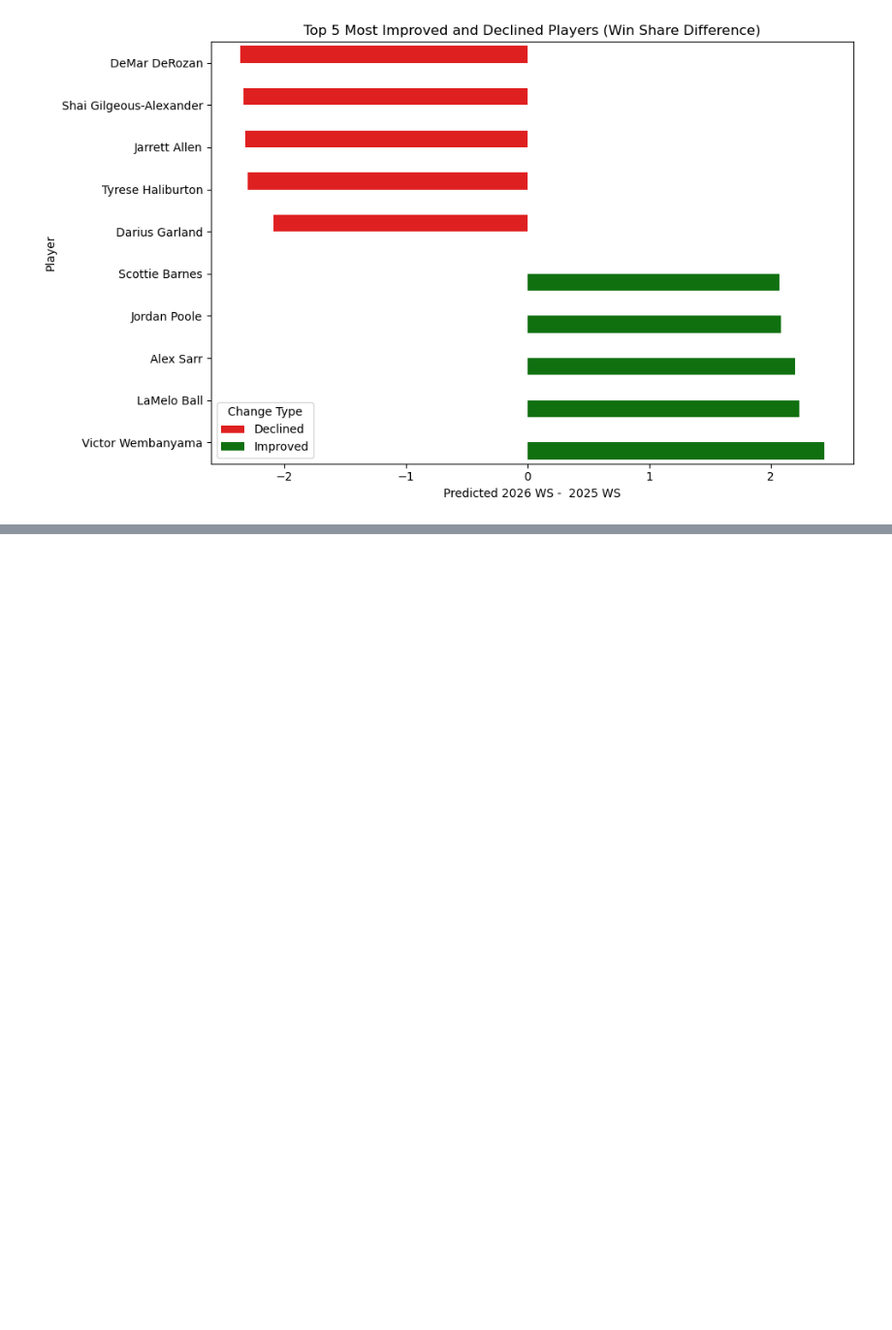
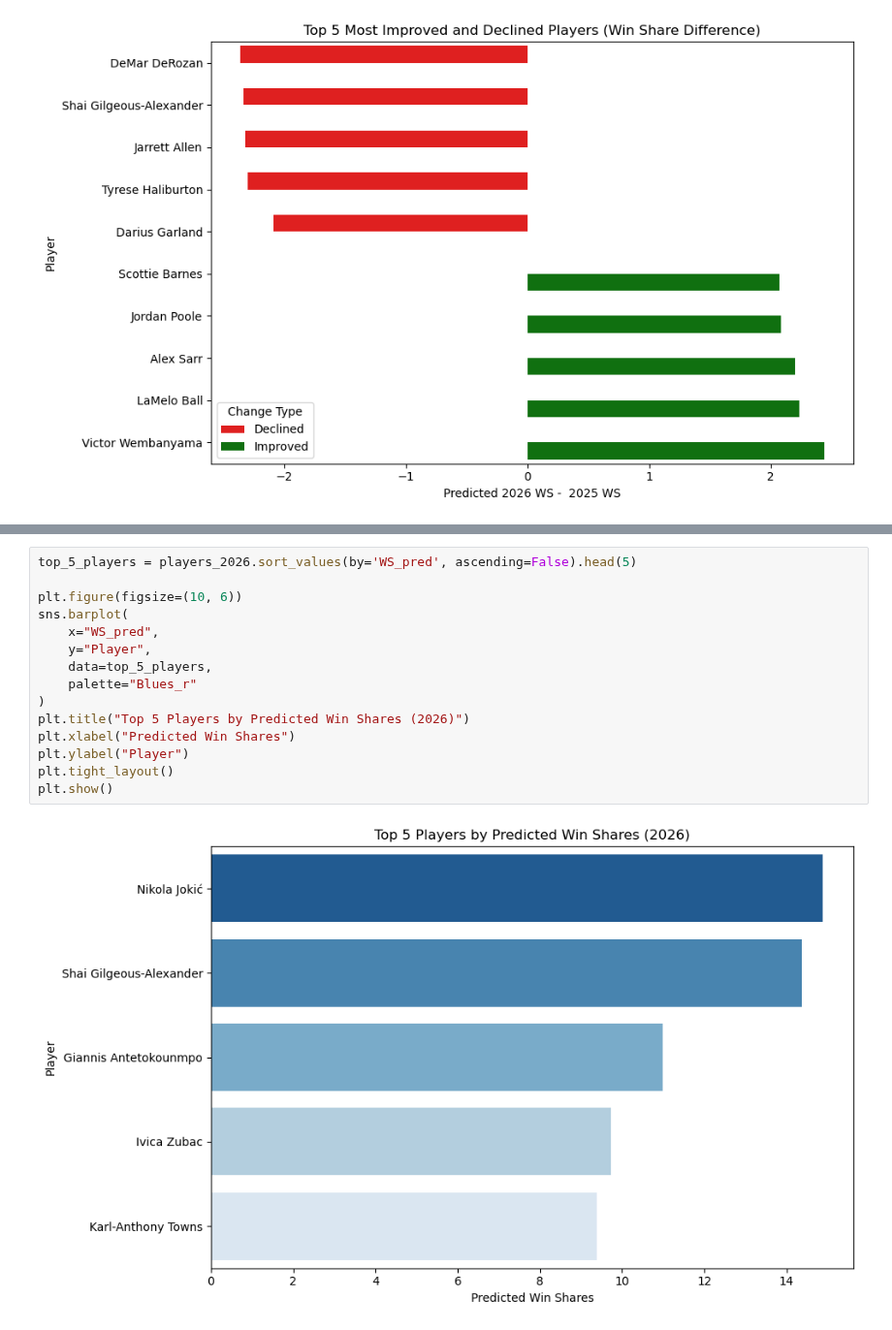
Before and after one commit to oduku1/Omar_Dukureh_Capstone_Final, a Jupyter notebook: notebooks/4_final_modeling.ipynb, the cells around one changed output, grey strips where cells are left out. Shown at 97% size. Cells and saved outputs as stored; diff of their text form; blank space fills up the shorter version.

```diff
--- a/notebooks/4_final_modeling.ipynb
+++ b/notebooks/4_final_modeling.ipynb
@@ -166,0 +189,17 @@ plt.show()
+# %%
+top_5_players = players_2026.sort_values(by='WS_pred', ascending=False).head(5)
+
+plt.figure(figsize=(10, 6))
+sns.barplot(
+    x="WS_pred",
+    y="Player",
+    data=top_5_players,
+    palette="Blues_r"
+)
+plt.title("Top 5 Players by Predicted Win Shares (2026)")
+plt.xlabel("Predicted Win Shares")
+plt.ylabel("Player")
+plt.tight_layout()
+plt.show()
+# %% [output]
+[figure, added]
```
Also changed, not shown: parts of 1 cell of this notebook.
